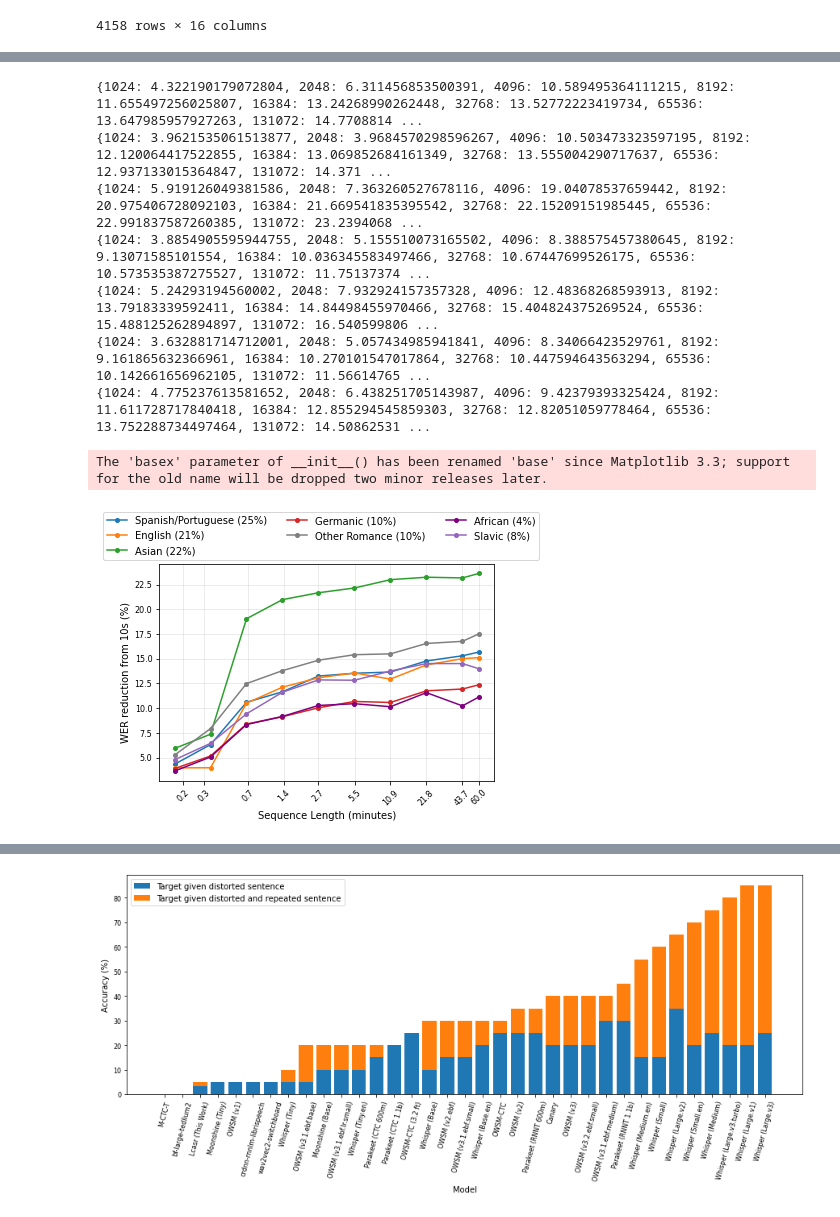
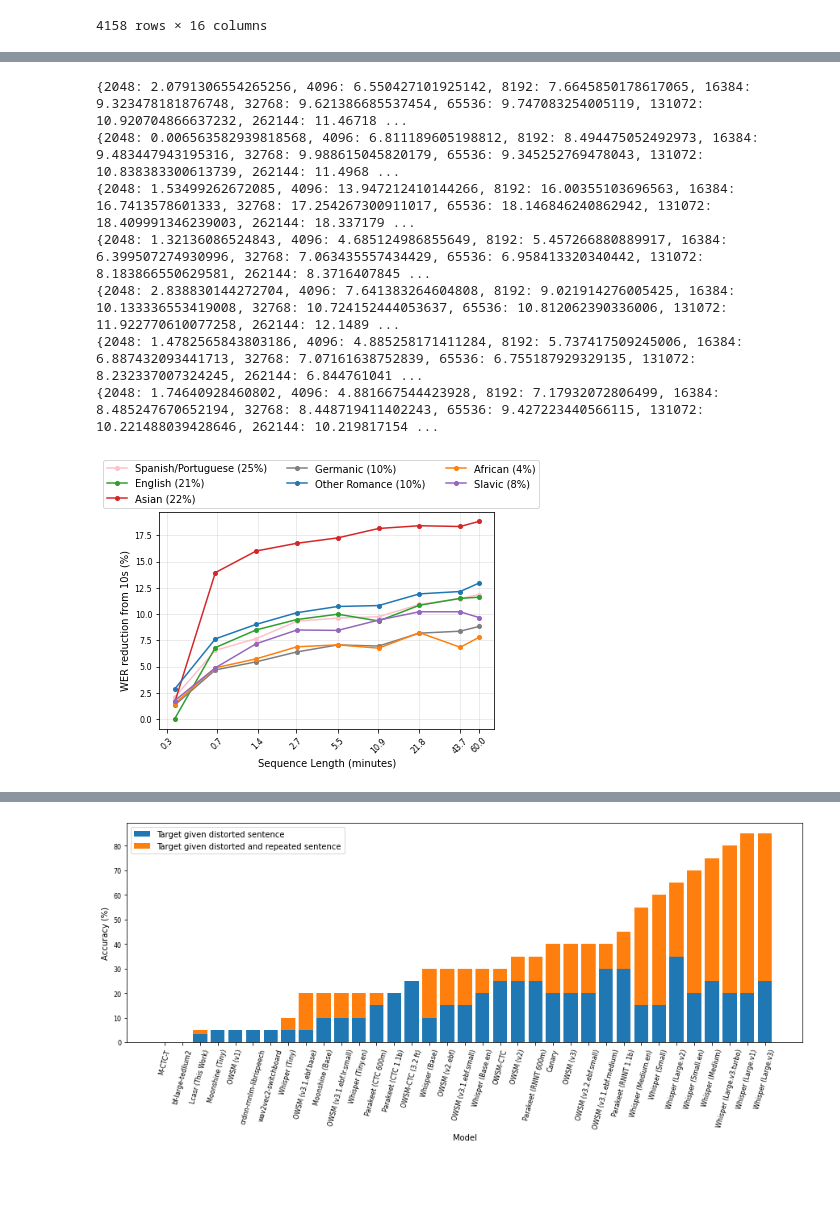
Before and after one commit to robflynnyh/long-context-asr, a Jupyter notebook: eval/results/eval.ipynb, the cells around one changed output, grey strips where cells are left out. Saved outputs shown, nothing was run; the diff lists cells and outputs as text; code cells hidden in the pictures; blank space fills up the shorter version.

```diff
--- a/eval/results/eval.ipynb
+++ b/eval/results/eval.ipynb
@@ -824,6 +858,7 @@ def get_windowed_data(csv, dataset='earnings22_full', subsampling=8, average_dup
         if id not in data_dict: data_dict[id] = [wer_entry]
         else: data_dict[id].append(wer_entry)
     print(sorted(list(data_dict.keys())))
+    if 512 in data_dict: del data_dict[512]
     if 5760000 in data_dict: del data_dict[5760000]
     if 524288 in data_dict:
         data_dict[360000] = data_dict[524288]
@@ -1388,20 +1385,26 @@ for area in area_counts.keys():
     area_counts[area] = int(round((area_counts[area] / total_counts) * 100, 0))
 
 
-p_decreases = {seq_len: [] for seq_len in seq_lens[1:]}
+p_decreases = {seq_len: [] for seq_len in sorted(seq_lens[2:])}
 epoch3_results = {}
 for area in results.keys():
     seq_lens = sorted(list(results[area].keys()))
     wers = [results[area][seq_len]['wer'] for seq_len in seq_lens]
     wer_json = {seq_len: {'wer': results[area][seq_len]['wer']} for seq_len in seq_lens}
-    p_decrease = get_percentage_decrease_json(wer_json, min_key=512)
+    wer_json = {k:v for k, v in wer_json.items() if k != 512}
+    p_decrease = get_percentage_decrease_json(wer_json, min_key=1024)
     for seq_len in p_decrease.keys():
         p_decreases[seq_len].append(p_decrease[seq_len])
 
-    print(p_decrease)
+
     colordict = {
-        'Other Romance': 'grey',
-        'African': 'purple'
+        'Other Romance': 'tab:blue',
+        'African': 'tab:orange',
+        'English': 'tab:green',
+        'Asian': 'tab:red',
+        'Slavic': 'tab:purple',
+        'Germanic': 'tab:gray',
+        'Spanish/Portuguese': 'pink',
     }
     plt.plot(
         [el/100/60 for el in p_decrease.keys()],
@@ -1412,7 +1415,7 @@ for area in results.keys():
         color = None if area not in colordict else colordict[area]
     )
     epoch3_results[area] = p_decrease
-p_decrease_diff = {seq_len: [] for seq_len in seq_lens[1:]}
+p_decrease_diff = {seq_len: [] for seq_len in sorted(seq_lens)[2:]}
 for seq_len in p_decreases.keys():
     p_decrease_diff[seq_len] = max(p_decreases[seq_len]) - min(p_decreases[seq_len])
 
@@ -1421,7 +1424,7 @@ ax=plt.gca()
 ax.set_xscale('log', basex=2)
 # # log y axis
 # ax.set_yscale('log', basey=2)
-ax.set_xticks([round(el/100/60, 1) for el in sorted(seq_lens[1:])])
+ax.set_xticks([round(el/100/60, 1) for el in sorted(seq_lens[2:])])
 ax.get_xaxis().set_major_formatter(matplotlib.ticker.ScalarFormatter())
 plt.rc('xtick', labelsize=tw)
 plt.xticks(rotation=rot)
@@ -1490,56 +1489,64 @@ for area in area_counts.keys():
     area_counts[area] = int(round((area_counts[area] / total_counts) * 100, 0))
 
 
-p_decreases = {seq_len: [] for seq_len in seq_lens[1:]}
+p_decreases = {seq_len: [] for seq_len in sorted(seq_lens)[2:]}
 epoch_6_results = {}
 for area in results.keys():
     seq_lens = sorted(list(results[area].keys()))
     wers = [results[area][seq_len]['wer'] for seq_len in seq_lens]
     wer_json = {seq_len: {'wer': results[area][seq_len]['wer']} for seq_len in seq_lens}
-    p_decrease = get_percentage_decrease_json(wer_json, min_key=512)
+    wer_json = {k:v for k, v in wer_json.items() if k != 512}
+    p_decrease = get_percentage_decrease_json(wer_json, min_key=1024)
     for seq_len in p_decrease.keys():
         p_decreases[seq_len].append(p_decrease[seq_len])
 
     print(p_decrease)
     colordict = {
-        'Other Romance': 'grey',
-        'African': 'purple'
+        'Other Romance': 'tab:blue',
+        'African': 'tab:orange',
+        'English': 'tab:green',
+        'Asian': 'tab:red',
+        'Slavic': 'tab:purple',
+        'Germanic': 'tab:gray',
+        'Spanish/Portuguese': 'pink',
     }
     plt.plot(
         [el/100/60 for el in p_decrease.keys()],
         [p_decrease[key] for key in p_decrease.keys()],
         marker='o',
         markersize=4,
         label=f'{area} ({area_counts[area]}%)',
         color = None if area not in colordict else colordict[area]
     )
     epoch_6_results[area] = p_decrease
-p_decrease_diff = {seq_len: [] for seq_len in seq_lens[1:]}
+p_decrease_diff = {seq_len: [] for seq_len in sorted(seq_lens)[2:]}
 for seq_len in p_decreases.keys():
     p_decrease_diff[seq_len] = max(p_decreases[seq_len]) - min(p_decreases[seq_len])
 
 
 ax=plt.gca()
 ax.set_xscale('log', basex=2)
 # # log y axis
 # ax.set_yscale('log', basey=2)
-ax.set_xticks([round(el/100/60, 1) for el in sorted(seq_lens[1:])])
+ax.set_xticks([round(el/100/60, 1) for el in sorted(seq_lens[2:])])
 ax.get_xaxis().set_major_formatter(matplotlib.ticker.ScalarFormatter())
 plt.rc('xtick', labelsize=tw)
 plt.xticks(rotation=rot)
 plt.rc('ytick', labelsize=tw)
 plt.xlabel('Sequence Length (minutes)')
 plt.ylabel('WER reduction from 10s (%)')
 # set opacitiy of 0.5 to legend
 plt.legend(ncol=3, bbox_to_anchor=(1.15, 1.26))
 ax.grid(True, axis='both', alpha=0.3)
+
+
+plt.savefig('./wer_reduction_per_area_epoch6.pdf', transparent = True, bbox_inches = 'tight')
 # %% [output]
-{1024: 4.322190179072804, 2048: 6.311456853500391, 4096: 10.589495364111215, 8192: 11.655497256025807, 16384: 13.24268990262448, 32768: 13.52772223419734, 65536: 13.647985957927263, 131072: 14.7708814 ...
-{1024: 3.9621535061513877, 2048: 3.9684570298596267, 4096: 10.503473323597195, 8192: 12.120064417522855, 16384: 13.069852684161349, 32768: 13.555004290717637, 65536: 12.937133015364847, 131072: 14.371 ...
-{1024: 5.919126049381586, 2048: 7.363260527678116, 4096: 19.04078537659442, 8192: 20.975406728092103, 16384: 21.669541835395542, 32768: 22.15209151985445, 65536: 22.991837587260385, 131072: 23.2394068 ...
-{1024: 3.8854905595944755, 2048: 5.155510073165502, 4096: 8.388575457380645, 8192: 9.13071585101554, 16384: 10.036345583497466, 32768: 10.67447699526175, 65536: 10.573535387275527, 131072: 11.75137374 ...
-{1024: 5.24293194560002, 2048: 7.932924157357328, 4096: 12.48368268593913, 8192: 13.79183339592411, 16384: 14.84498455970466, 32768: 15.404824375269524, 65536: 15.488125262894897, 131072: 16.540599806 ...
-{1024: 3.632881714712001, 2048: 5.057434985941841, 4096: 8.34066423529761, 8192: 9.161865632366961, 16384: 10.270101547017864, 32768: 10.447594643563294, 65536: 10.142661656962105, 131072: 11.56614765 ...
-{1024: 4.775237613581652, 2048: 6.438251705143987, 4096: 9.42379393325424, 8192: 11.611728717840418, 16384: 12.855294545859303, 32768: 12.82051059778464, 65536: 13.752288734497464, 131072: 14.50862531 ...
+{2048: 2.0791306554265256, 4096: 6.550427101925142, 8192: 7.6645850178617065, 16384: 9.323478181876748, 32768: 9.621386685537454, 65536: 9.747083254005119, 131072: 10.920704866637232, 262144: 11.46718 ...
+{2048: 0.006563582939818568, 4096: 6.811189605198812, 8192: 8.494475052492973, 16384: 9.483447943195316, 32768: 9.988615045820179, 65536: 9.345252769478043, 131072: 10.838383300613739, 262144: 11.4968 ...
+{2048: 1.53499262672085, 4096: 13.947212410144266, 8192: 16.00355103696563, 16384: 16.7413578601333, 32768: 17.254267300911017, 65536: 18.146846240862942, 131072: 18.409991346239003, 262144: 18.337179 ...
+{2048: 1.32136086524843, 4096: 4.685124986855649, 8192: 5.457266880889917, 16384: 6.399507274930996, 32768: 7.063435557434429, 65536: 6.958413320340442, 131072: 8.183866550629581, 262144: 8.3716407845 ...
+{2048: 2.838830144272704, 4096: 7.641383264604808, 8192: 9.021914276005425, 16384: 10.133336553419008, 32768: 10.724152444053637, 65536: 10.812062390336006, 131072: 11.922770610077258, 262144: 12.1489 ...
+{2048: 1.4782565843803186, 4096: 4.885258171411284, 8192: 5.737417509245006, 16384: 6.887432093441713, 32768: 7.07161638752839, 65536: 6.755187929329135, 131072: 8.232337007324245, 262144: 6.844761041 ...
+{2048: 1.74640928460802, 4096: 4.881667544423928, 8192: 7.17932072806499, 16384: 8.485247670652194, 32768: 8.448719411402243, 65536: 9.427223440566115, 131072: 10.221488039428646, 262144: 10.219817154 ...
-The 'basex' parameter of __init__() has been renamed 'base' since Matplotlib 3.3; support for the old name will be dropped two minor releases later.
-[figure, old version]
+[figure, new version]
```
Also changed, not shown: parts of 17 cells of this notebook, 14 other files.
